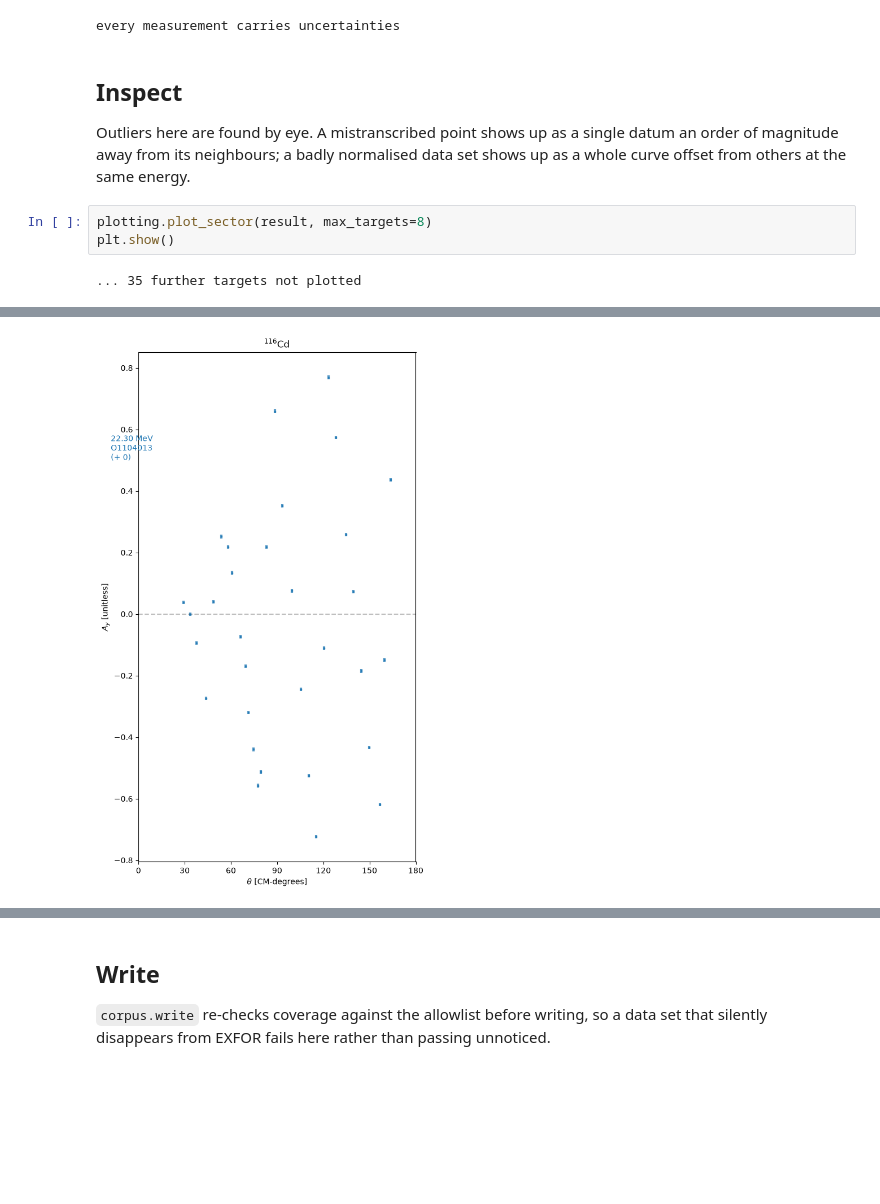
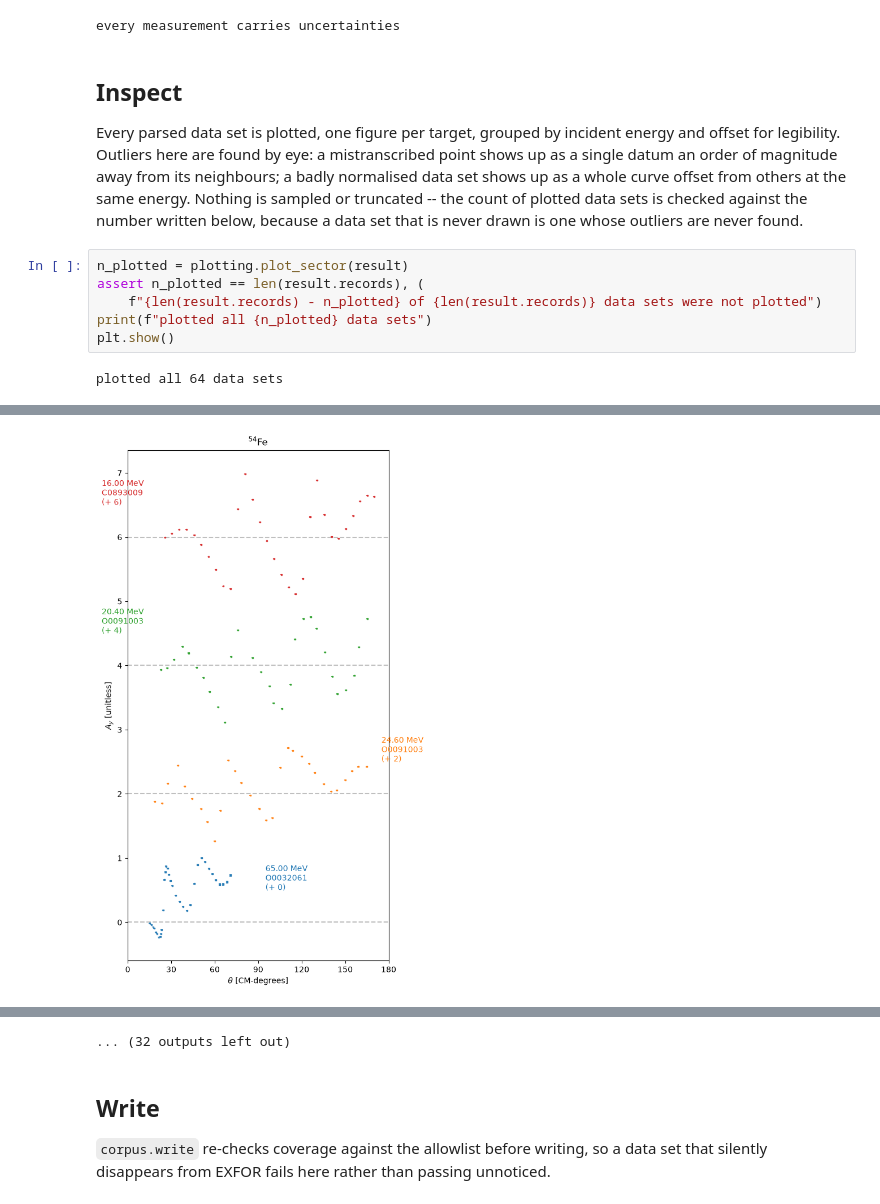
Before and after one commit to beykyle/nucleon-nucleus-data, a Jupyter notebook: notebooks/chuq/proton_ay.ipynb, the cells around one changed output, grey strips where cells are left out. Cells and saved outputs as stored; diff of their text form; blank space fills up the shorter version.

```diff
--- a/notebooks/chuq/proton_ay.ipynb
+++ b/notebooks/chuq/proton_ay.ipynb
@@ -100,11 +100,18 @@ every measurement carries uncertainties
 # %% [markdown]
 ## Inspect
 
-Outliers here are found by eye. A mistranscribed point shows up as a single datum an
-order of magnitude away from its neighbours; a badly normalised data set shows up as a
-whole curve offset from others at the same energy.
+Every parsed data set is plotted, one figure per target, grouped by incident energy and
+offset for legibility. Outliers here are found by eye: a mistranscribed point shows up
+as a single datum an order of magnitude away from its neighbours; a badly normalised
+data set shows up as a whole curve offset from others at the same energy. Nothing is
+sampled or truncated -- the count of plotted data sets is checked against the number
+written below, because a data set that is never drawn is one whose outliers are never
+found.
 # %%
-plotting.plot_sector(result, max_targets=8)
+n_plotted = plotting.plot_sector(result)
+assert n_plotted == len(result.records), (
+    f"{len(result.records) - n_plotted} of {len(result.records)} data sets were not plotted")
+print(f"plotted all {n_plotted} data sets")
 plt.show()
 # %% [output]
-... 35 further targets not plotted
+plotted all 64 data sets
@@ -117 +124 @@ plt.show()
-[figure, old version]
+[figure, new version]
@@ -119,3 +129,4 @@ plt.show()
+... (32 outputs left out)
 # %% [markdown]
 ## Write
 
```
Also changed, not shown: parts of 1 cell of this notebook, 26 other files.
